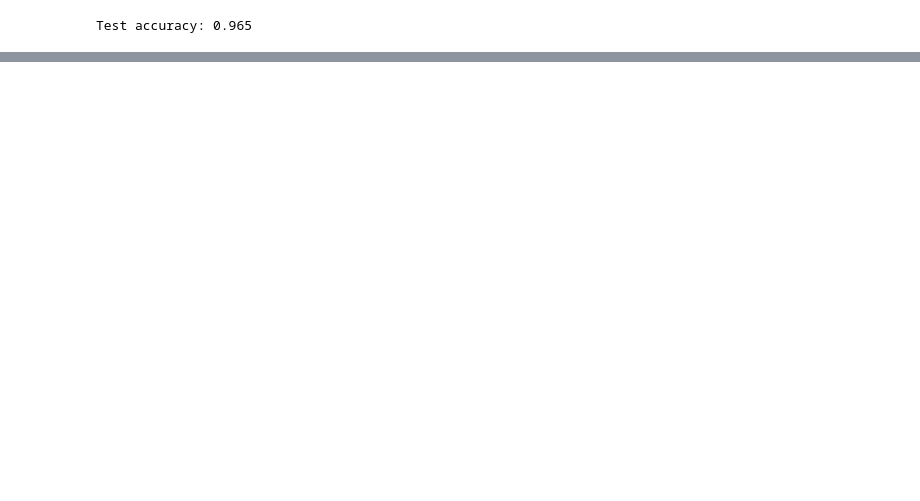
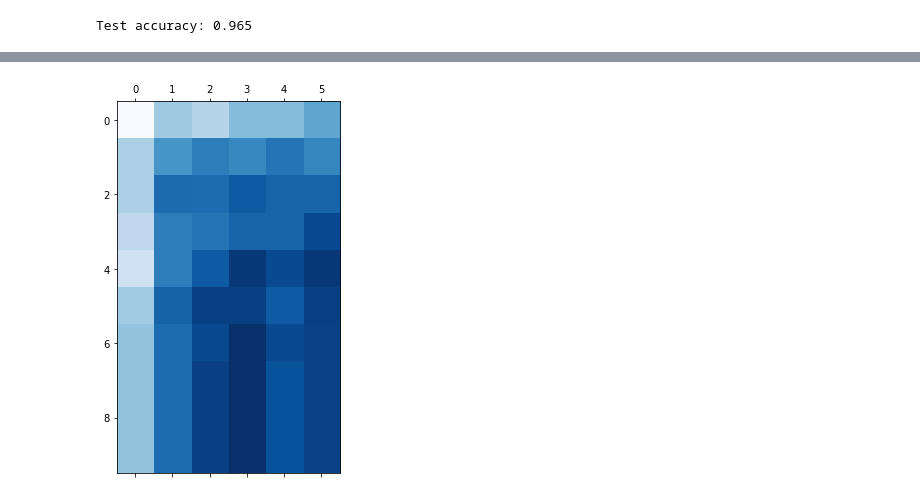
Before and after one commit to grzegorzme/Python-ML-Tutorial, a Jupyter notebook: py-ml-ch06.ipynb, the cells around one changed output, grey strips where cells are left out. Cells and saved outputs as stored; diff of their text form; code cells hidden in the pictures; blank space fills up the shorter version.

```diff
--- a/py-ml-ch06.ipynb
+++ b/py-ml-ch06.ipynb
@@ -163,0 +295,12 @@ Test accuracy: 0.965
+# %%
+acc_mat = [[np.mean(cross_val_score(estimator=RandomForestClassifier(random_state=1, n_estimators=n_est, max_depth=m_depth),
+                          X=X_train,
+                          y=y_train,
+                          scoring='accuracy',
+                          cv=10,
+                          n_jobs=-1)) for n_est in [1, 10, 25, 50, 100, 200]] for m_depth in [1,2,3,4,5,6,7,8,9,None]]
+# %%
+plt.matshow(acc_mat, cmap=plt.cm.Blues, alpha=1)
+plt.show()
+# %% [output]
+[figure, added]
```
Also changed, not shown: parts of 9 cells of this notebook.
